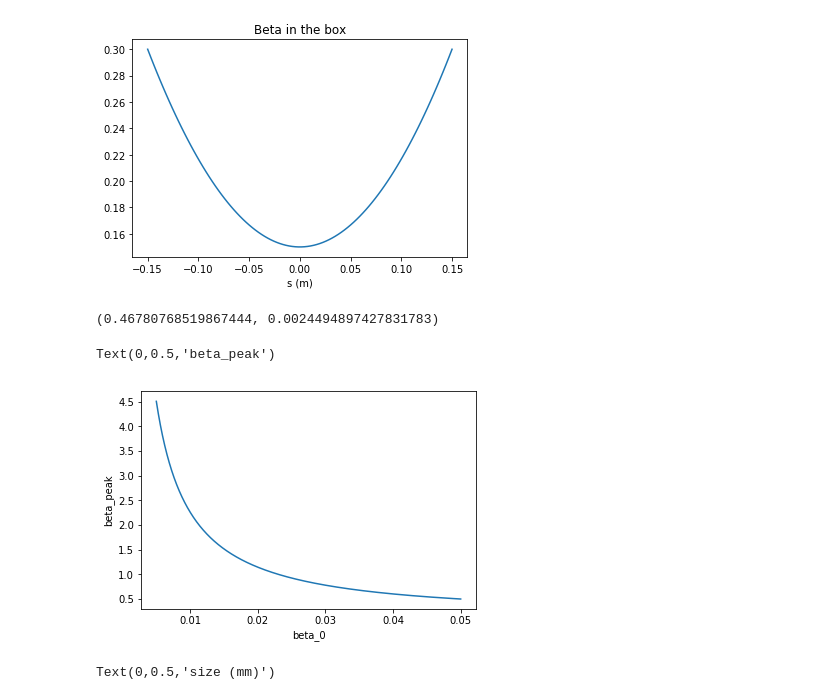
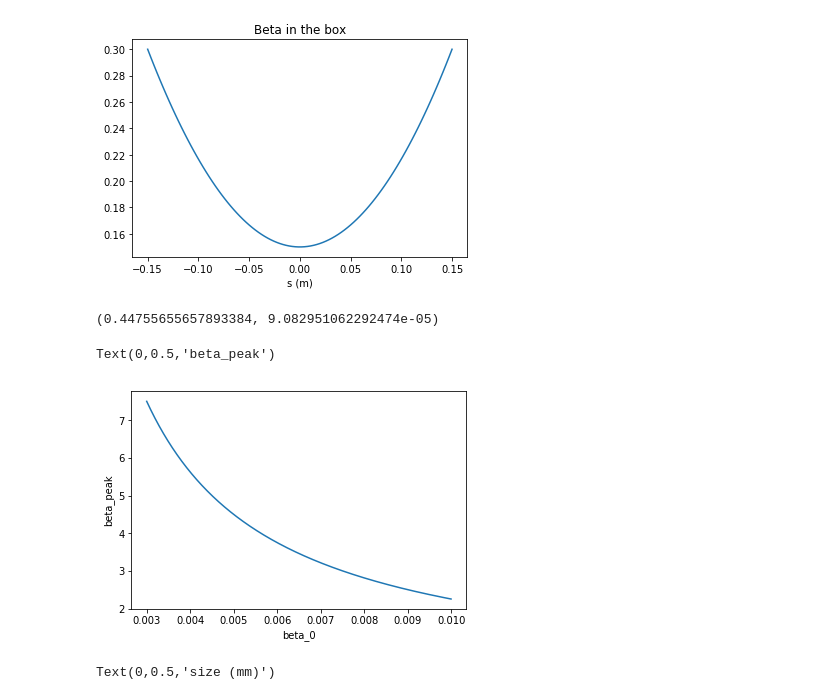
Before and after one commit to esenes/CLEAR-irradiation-water-tank, a Jupyter notebook: CLEAR VHEE.ipynb, the cells around one changed output. Drawn from its saved outputs; the diff is of its cells as text; code cells hidden in the pictures.

```diff
--- a/CLEAR VHEE.ipynb
+++ b/CLEAR VHEE.ipynb
@@ -56,17 +60,17 @@ plt.title('Beta in the box')
 Text(0.5,1,'Beta in the box')
 [figure]
 # %%
-getAngleAndSize(0.3, 0.15, 10e-6, 0.15)
+getAngleAndSize(100, 0.15, 5.5e-6/400, 0.15)
 # %% [output]
-(0.46780768519867444, 0.0024494897427831783)
+(0.44755655657893384, 9.082951062292474e-05)
 # %%
-param = np.linspace(5e-3, .05, int(1e5))
+param = np.linspace(3e-3, 1e-2, int(1e5))
 plt.plot(param, beta_IP(0.15, param))
 plt.xlabel('beta_0')
 plt.ylabel('beta_peak')
 # %% [output]
 Text(0,0.5,'beta_peak')
-[figure, old version]
+[figure, new version]
 # %%
 angle, size = getAngleAndSize(beta_IP(0.15, param), param, 10e-6, 0.15)
 fig, ax = plt.subplots(1,2,figsize=(14,5))
```
Also changed, not shown: parts of 9 cells of this notebook, 9 other files.
